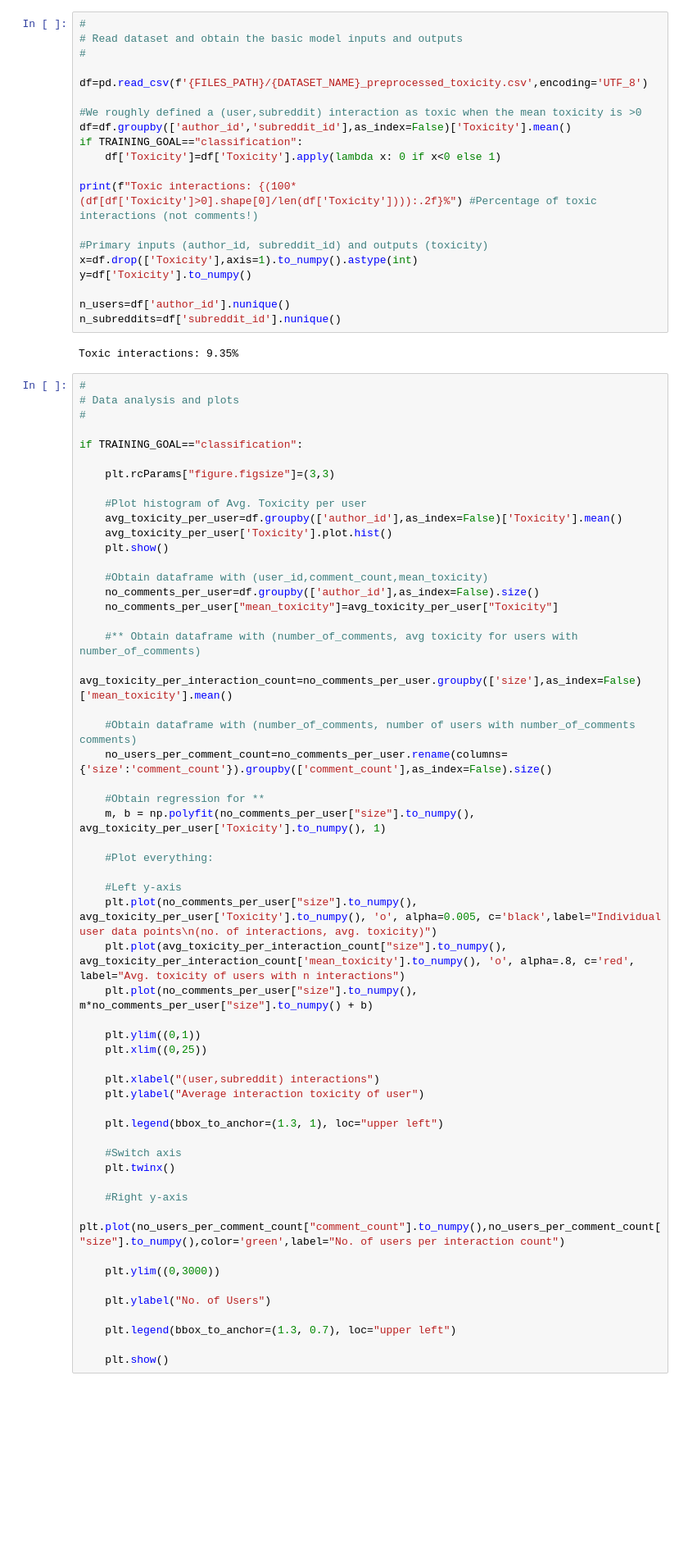
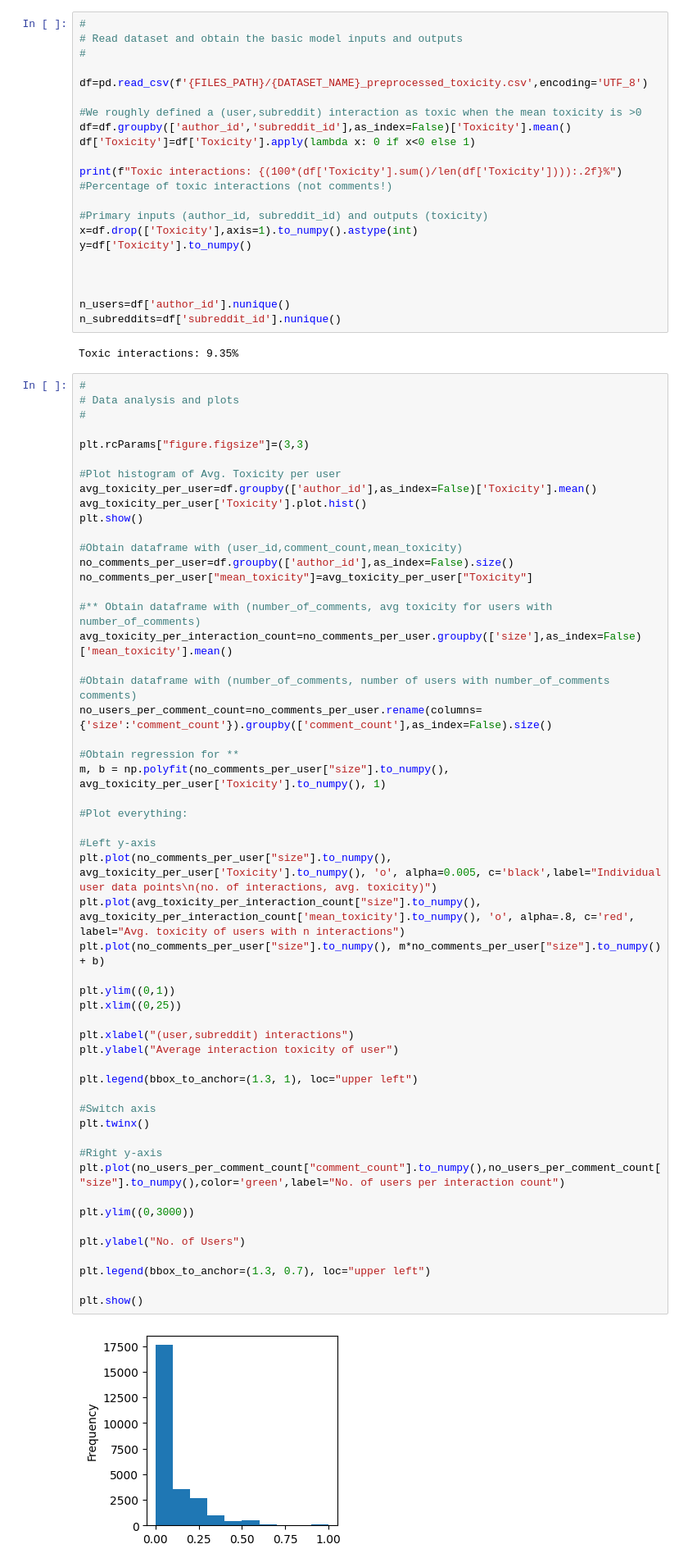
Before and after one commit to Kominaru/AnticipateToxicity, a Jupyter notebook: train_toxicity_model.ipynb, the cells around one changed output. Shown at 82% size. Saved outputs shown, nothing was run; the diff lists cells and outputs as text; blank space fills up the shorter version.

Commit message:
Rollback regression option addition

```diff
--- a/train_toxicity_model.ipynb
+++ b/train_toxicity_model.ipynb
@@ -42,15 +41,16 @@ df=pd.read_csv(f'{FILES_PATH}/{DATASET_NAME}_preprocessed_toxicity.csv',encoding
 
 #We roughly defined a (user,subreddit) interaction as toxic when the mean toxicity is >0
 df=df.groupby(['author_id','subreddit_id'],as_index=False)['Toxicity'].mean()
-if TRAINING_GOAL=="classification":
-    df['Toxicity']=df['Toxicity'].apply(lambda x: 0 if x<0 else 1)
+df['Toxicity']=df['Toxicity'].apply(lambda x: 0 if x<0 else 1)
 
-print(f"Toxic interactions: {(100*(df[df['Toxicity']>0].shape[0]/len(df['Toxicity']))):.2f}%") #Percentage of toxic interactions (not comments!)
+print(f"Toxic interactions: {(100*(df['Toxicity'].sum()/len(df['Toxicity']))):.2f}%") #Percentage of toxic interactions (not comments!)
 
 #Primary inputs (author_id, subreddit_id) and outputs (toxicity)
 x=df.drop(['Toxicity'],axis=1).to_numpy().astype(int)
 y=df['Toxicity'].to_numpy()
 
+
+
 n_users=df['author_id'].nunique()
 n_subreddits=df['subreddit_id'].nunique()
 # %% [output]
@@ -58,55 +58,55 @@ Toxic interactions: 9.35%
 # %%
 #
 # Data analysis and plots
 #
 
-if TRAINING_GOAL=="classification":
+plt.rcParams["figure.figsize"]=(3,3)
 
-    plt.rcParams["figure.figsize"]=(3,3)
+#Plot histogram of Avg. Toxicity per user
+avg_toxicity_per_user=df.groupby(['author_id'],as_index=False)['Toxicity'].mean()
+avg_toxicity_per_user['Toxicity'].plot.hist()
+plt.show()
 
-    #Plot histogram of Avg. Toxicity per user
-    avg_toxicity_per_user=df.groupby(['author_id'],as_index=False)['Toxicity'].mean()
-    avg_toxicity_per_user['Toxicity'].plot.hist()
-    plt.show()
+#Obtain dataframe with (user_id,comment_count,mean_toxicity)
+no_comments_per_user=df.groupby(['author_id'],as_index=False).size()
+no_comments_per_user["mean_toxicity"]=avg_toxicity_per_user["Toxicity"]
 
-    #Obtain dataframe with (user_id,comment_count,mean_toxicity)
-    no_comments_per_user=df.groupby(['author_id'],as_index=False).size()
-    no_comments_per_user["mean_toxicity"]=avg_toxicity_per_user["Toxicity"]
+#** Obtain dataframe with (number_of_comments, avg toxicity for users with number_of_comments)
+avg_toxicity_per_interaction_count=no_comments_per_user.groupby(['size'],as_index=False)['mean_toxicity'].mean()
 
-    #** Obtain dataframe with (number_of_comments, avg toxicity for users with number_of_comments)
-    avg_toxicity_per_interaction_count=no_comments_per_user.groupby(['size'],as_index=False)['mean_toxicity'].mean()
+#Obtain dataframe with (number_of_comments, number of users with number_of_comments comments)
+no_users_per_comment_count=no_comments_per_user.rename(columns={'size':'comment_count'}).groupby(['comment_count'],as_index=False).size()
 
-    #Obtain dataframe with (number_of_comments, number of users with number_of_comments comments)
-    no_users_per_comment_count=no_comments_per_user.rename(columns={'size':'comment_count'}).groupby(['comment_count'],as_index=False).size()
+#Obtain regression for **
+m, b = np.polyfit(no_comments_per_user["size"].to_numpy(), avg_toxicity_per_user['Toxicity'].to_numpy(), 1)
 
-    #Obtain regression for **
-    m, b = np.polyfit(no_comments_per_user["size"].to_numpy(), avg_toxicity_per_user['Toxicity'].to_numpy(), 1)
+#Plot everything:
 
-    #Plot everything:
+#Left y-axis
+plt.plot(no_comments_per_user["size"].to_numpy(), avg_toxicity_per_user['Toxicity'].to_numpy(), 'o', alpha=0.005, c='black',label="Individual user data points\n(no. of interactions, avg. toxicity)")
+plt.plot(avg_toxicity_per_interaction_count["size"].to_numpy(), avg_toxicity_per_interaction_count['mean_toxicity'].to_numpy(), 'o', alpha=.8, c='red', label="Avg. toxicity of users with n interactions")
+plt.plot(no_comments_per_user["size"].to_numpy(), m*no_comments_per_user["size"].to_numpy() + b)
 
-    #Left y-axis
-    plt.plot(no_comments_per_user["size"].to_numpy(), avg_toxicity_per_user['Toxicity'].to_numpy(), 'o', alpha=0.005, c='black',label="Individual user data points\n(no. of interactions, avg. toxicity)")
-    plt.plot(avg_toxicity_per_interaction_count["size"].to_numpy(), avg_toxicity_per_interaction_count['mean_toxicity'].to_numpy(), 'o', alpha=.8, c='red', label="Avg. toxicity of users with n interactions")
-    plt.plot(no_comments_per_user["size"].to_numpy(), m*no_comments_per_user["size"].to_numpy() + b)
+plt.ylim((0,1))
+plt.xlim((0,25))
 
-    plt.ylim((0,1))
-    plt.xlim((0,25))
+plt.xlabel("(user,subreddit) interactions")
+plt.ylabel("Average interaction toxicity of user")
 
-    plt.xlabel("(user,subreddit) interactions")
-    plt.ylabel("Average interaction toxicity of user")
+plt.legend(bbox_to_anchor=(1.3, 1), loc="upper left")
 
-    plt.legend(bbox_to_anchor=(1.3, 1), loc="upper left")
+#Switch axis
+plt.twinx()
 
-    #Switch axis
-    plt.twinx()
+#Right y-axis
+plt.plot(no_users_per_comment_count["comment_count"].to_numpy(),no_users_per_comment_count["size"].to_numpy(),color='green',label="No. of users per interaction count")
 
-    #Right y-axis
-    plt.plot(no_users_per_comment_count["comment_count"].to_numpy(),no_users_per_comment_count["size"].to_numpy(),color='green',label="No. of users per interaction count")
+plt.ylim((0,3000))
 
-    plt.ylim((0,3000))
+plt.ylabel("No. of Users")
 
-    plt.ylabel("No. of Users")
+plt.legend(bbox_to_anchor=(1.3, 0.7), loc="upper left")
 
-    plt.legend(bbox_to_anchor=(1.3, 0.7), loc="upper left")
-
-    plt.show()
+plt.show()
+# %% [output]
+[figure, added]
```
Also changed, not shown: parts of 7 cells of this notebook.
